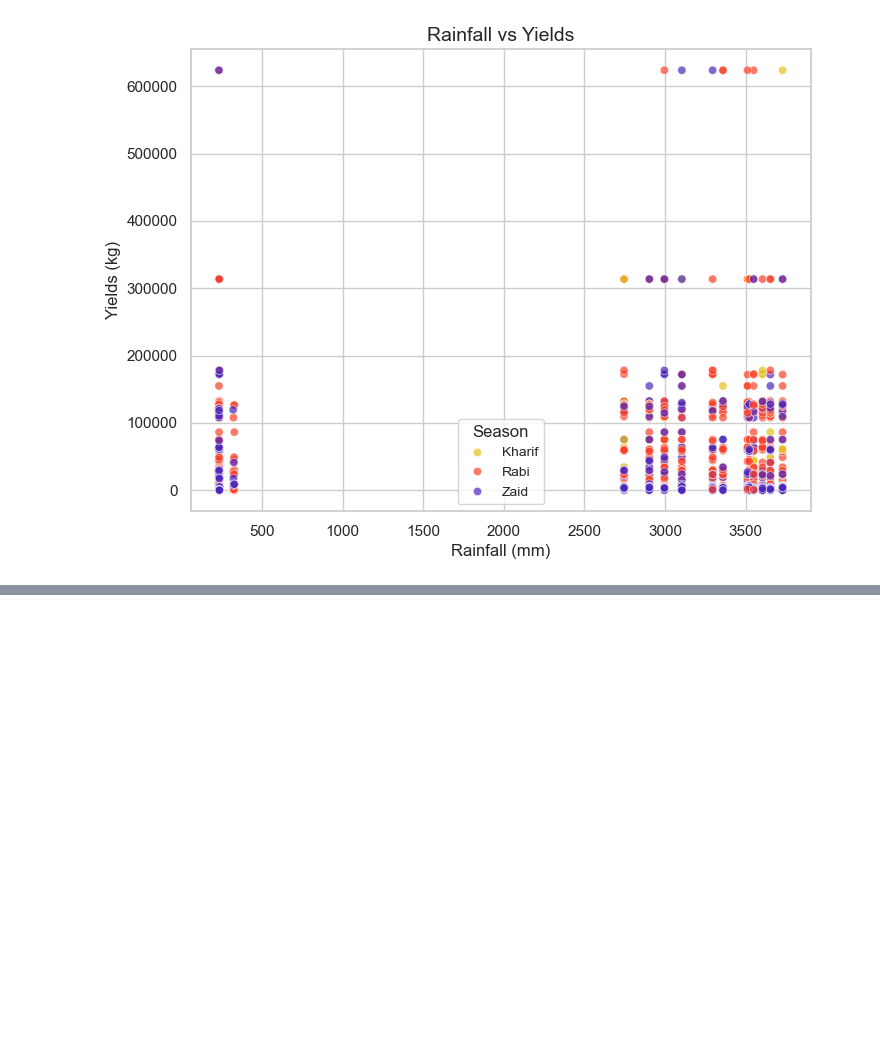
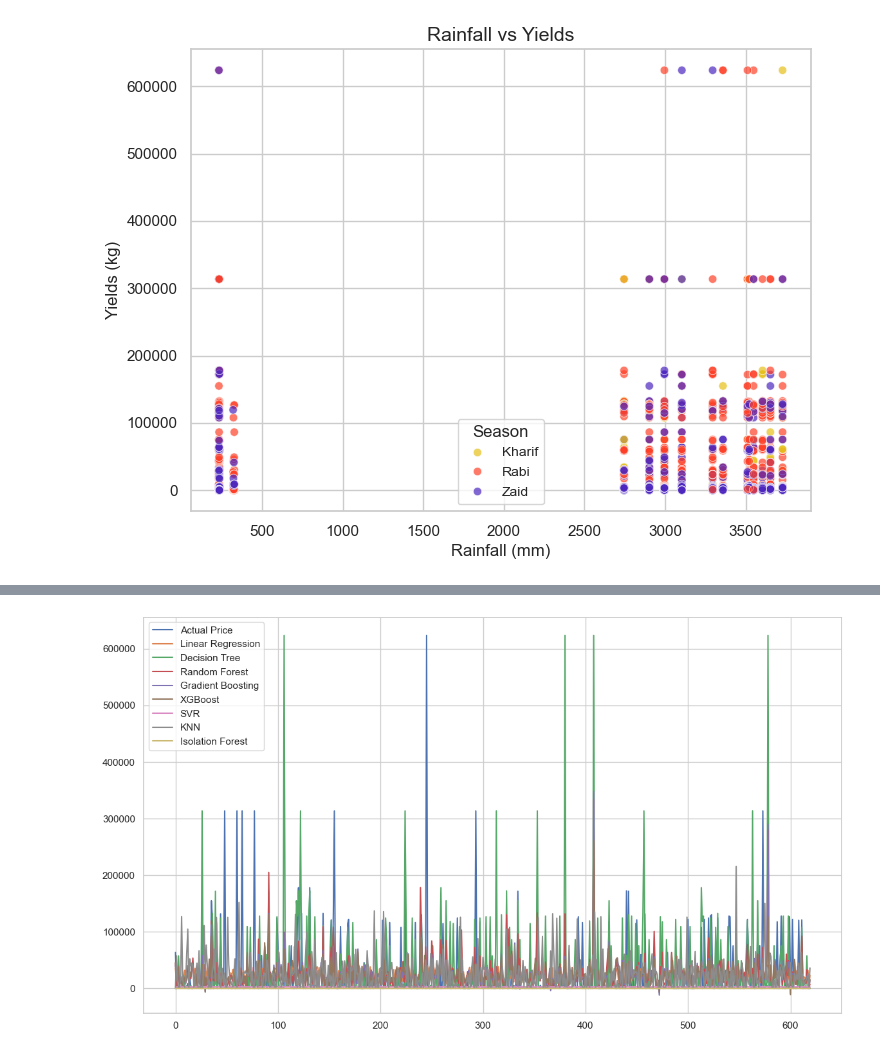
Before and after one commit to dinithaw/big-data-analytics, a Jupyter notebook: cw.ipynb, the cells around one changed output, grey strips where cells are left out. Saved outputs shown, nothing was run; the diff lists cells and outputs as text; code cells hidden in the pictures; blank space fills up the shorter version.

```diff
--- a/visualization.ipynb
+++ b/cw.ipynb
@@ -845,0 +914,4 @@ plt.show()
+# %%
+model5 = XGBRegressor(n_estimators=100, learning_rate=0.1, max_depth=3, random_state=0)
+model5.fit(X_train , y_train)
+y_pred5 = model5.predict(X_test)
@@ -845,0 +920,4 @@ plt.show()
+# %%
+model6 = SVR(kernel='rbf')
+model6.fit(X_train , y_train)
+y_pred6 = model6.predict(X_test)
@@ -845,0 +926,4 @@ plt.show()
+# %%
+model7 = KNeighborsRegressor(n_neighbors=5)
+model7.fit(X_train , y_train)
+y_pred7 = model7.predict(X_test)
@@ -845,0 +932,4 @@ plt.show()
+# %%
+model8 = IsolationForest(contamination=0.1)
+model8.fit(X_train , y_train)
+y_pred8 = model8.predict(X_test)
@@ -845,0 +968,16 @@ plt.show()
+# %%
+# visualy compare models
+plt.figure(figsize=(14, 8))
+plt.plot(y_test.values, label='Actual Price')
+plt.plot(y_pred1, label='Linear Regression')
+plt.plot(y_pred2, label='Decision Tree')
+plt.plot(y_pred3, label='Random Forest')
+plt.plot(y_pred4, label='Gradient Boosting')
+plt.plot(y_pred5, label='XGBoost')
+plt.plot(y_pred6, label='SVR')
+plt.plot(y_pred7, label='KNN')
+plt.plot(y_pred8, label='Isolation Forest')
+plt.legend()
+plt.show()
+# %% [output]
+[figure, added]
```
Also changed, not shown: parts of 27 cells of this notebook, 2 other files.
